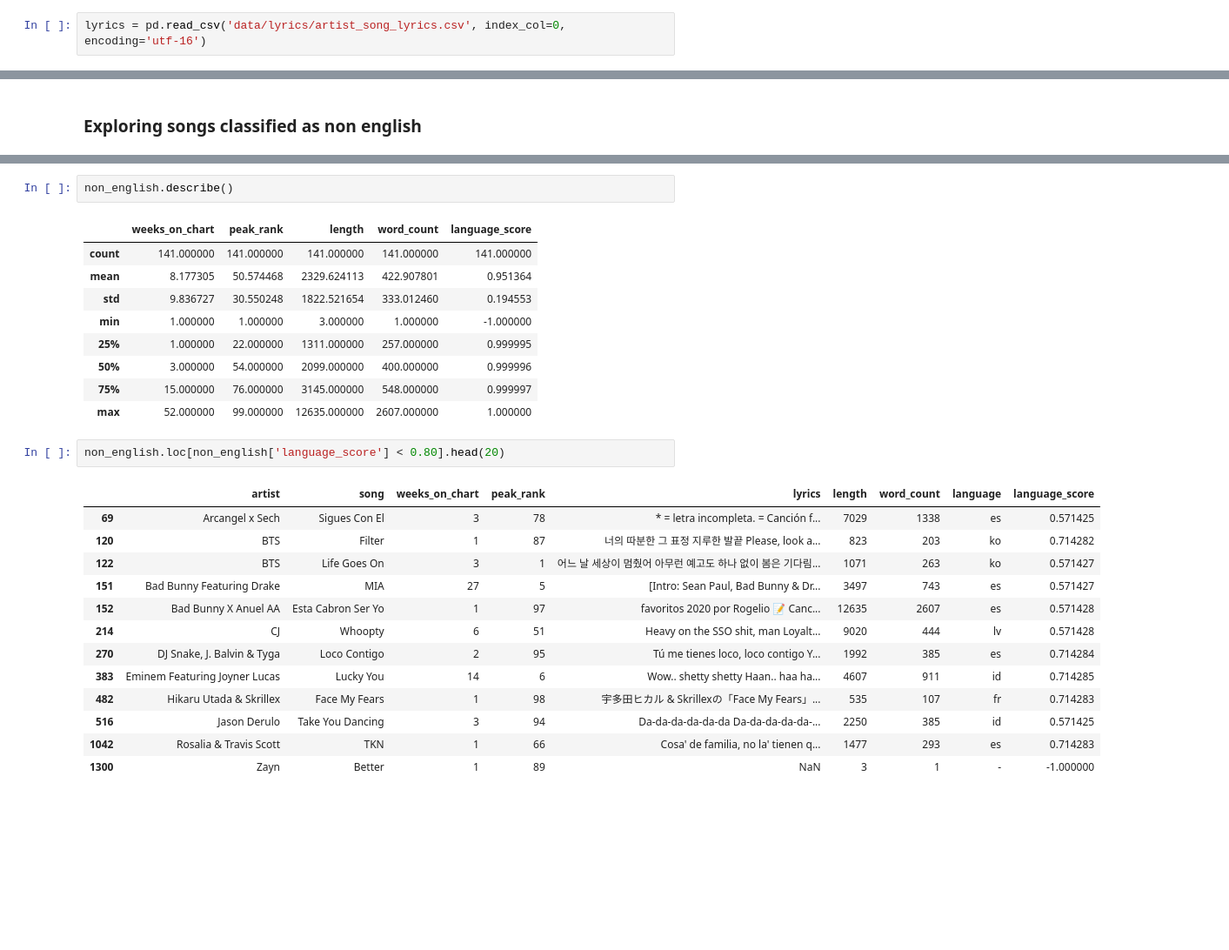
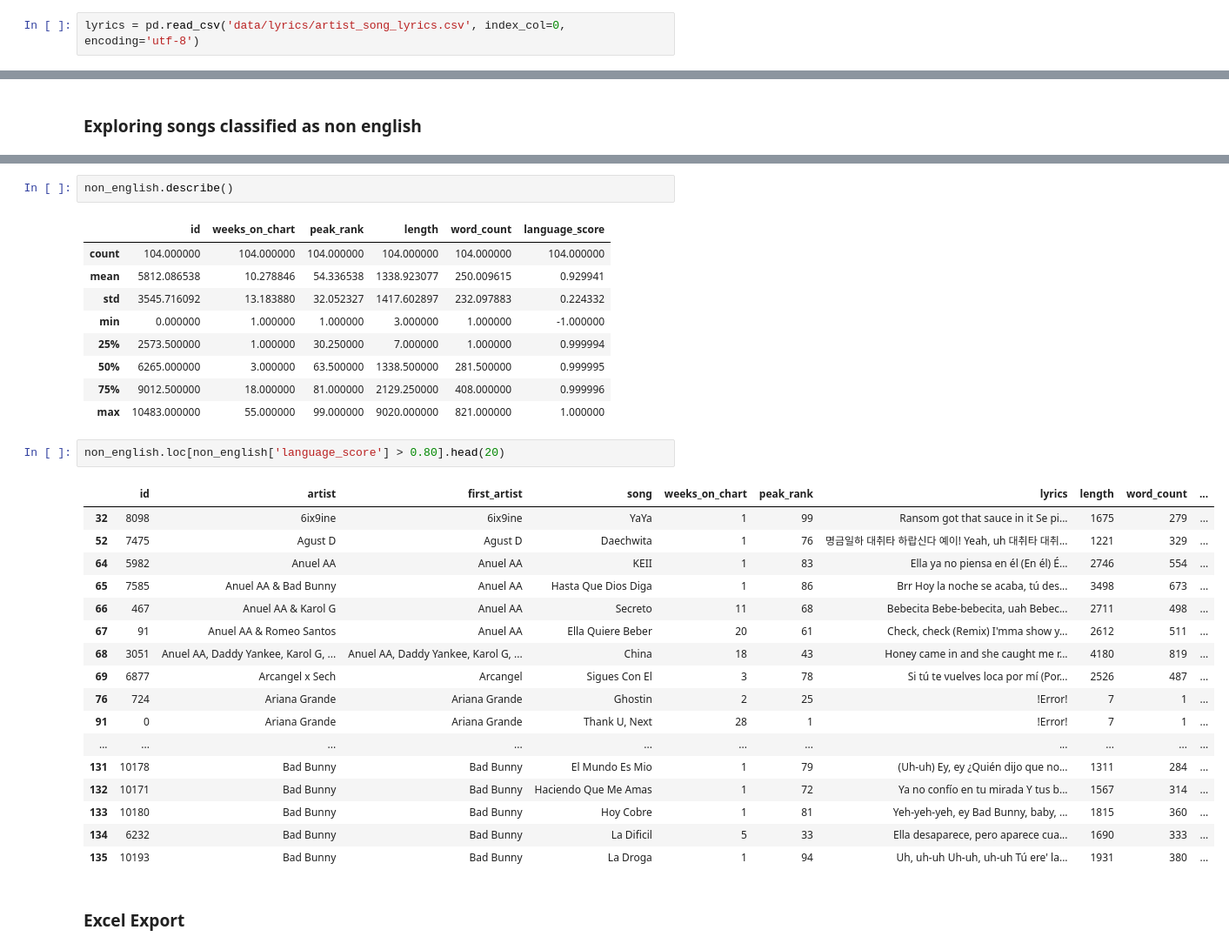
Before and after one commit to FelixSiegfriedRiedel/chart-lyrics-analysis, a Jupyter notebook: lyrics.ipynb, the cells around one changed output, grey strips where cells are left out. Shown at 87% size. Drawn from its saved outputs; the diff is of its cells as text; blank space fills up the shorter version.

Commit message:
extended lyrics exploration and removed and replaced missing lyrics

```diff
--- a/lyrics.ipynb
+++ b/lyrics.ipynb
@@ -22,6 +30,6 @@ data\lyrics\artist_song_lyrics_bak_old.csv
 data\lyrics\short_lyrics.csv
 # %%
-lyrics = pd.read_csv('data/lyrics/artist_song_lyrics.csv', index_col=0, encoding='utf-16')
+lyrics = pd.read_csv('data/lyrics/artist_song_lyrics.csv', index_col=0, encoding='utf-8')
 # %%
 lyrics.head()
 # %% [output]
@@ -210,28 +223,34 @@ non_english.head(15)
 # %%
 non_english.describe()
 # %% [output]
-|  | weeks_on_chart | peak_rank | length | word_count | language_score |
-| count | 141.000000 | 141.000000 | 141.000000 | 141.000000 | 141.000000 |
-| mean | 8.177305 | 50.574468 | 2329.624113 | 422.907801 | 0.951364 |
-| std | 9.836727 | 30.550248 | 1822.521654 | 333.012460 | 0.194553 |
-| min | 1.000000 | 1.000000 | 3.000000 | 1.000000 | -1.000000 |
-| 25% | 1.000000 | 22.000000 | 1311.000000 | 257.000000 | 0.999995 |
-| 50% | 3.000000 | 54.000000 | 2099.000000 | 400.000000 | 0.999996 |
-| 75% | 15.000000 | 76.000000 | 3145.000000 | 548.000000 | 0.999997 |
-| max | 52.000000 | 99.000000 | 12635.000000 | 2607.000000 | 1.000000 |
+|  | id | weeks_on_chart | peak_rank | length | word_count | language_score |
+| count | 104.000000 | 104.000000 | 104.000000 | 104.000000 | 104.000000 | 104.000000 |
+| mean | 5812.086538 | 10.278846 | 54.336538 | 1338.923077 | 250.009615 | 0.929941 |
+| std | 3545.716092 | 13.183880 | 32.052327 | 1417.602897 | 232.097883 | 0.224332 |
+| min | 0.000000 | 1.000000 | 1.000000 | 3.000000 | 1.000000 | -1.000000 |
+| 25% | 2573.500000 | 1.000000 | 30.250000 | 7.000000 | 1.000000 | 0.999994 |
+| 50% | 6265.000000 | 3.000000 | 63.500000 | 1338.500000 | 281.500000 | 0.999995 |
+| 75% | 9012.500000 | 18.000000 | 81.000000 | 2129.250000 | 408.000000 | 0.999996 |
+| max | 10483.000000 | 55.000000 | 99.000000 | 9020.000000 | 821.000000 | 1.000000 |
 # %%
-non_english.loc[non_english['language_score'] < 0.80].head(20)
+non_english.loc[non_english['language_score'] > 0.80].head(20)
 # %% [output]
-|  | artist | song | weeks_on_chart | peak_rank | lyrics | length | word_count | language | language_score |
-| 69 | Arcangel x Sech | Sigues Con El | 3 | 78 | * = letra incompleta. = Canción f... | 7029 | 1338 | es | 0.571425 |
-| 120 | BTS | Filter | 1 | 87 | 너의 따분한 그 표정 지루한 발끝 Please, look a... | 823 | 203 | ko | 0.714282 |
-| 122 | BTS | Life Goes On | 3 | 1 | 어느 날 세상이 멈췄어 아무런 예고도 하나 없이 봄은 기다림... | 1071 | 263 | ko | 0.571427 |
-| 151 | Bad Bunny Featuring Drake | MIA | 27 | 5 | [Intro: Sean Paul, Bad Bunny & Dr... | 3497 | 743 | es | 0.571427 |
-| 152 | Bad Bunny X Anuel AA | Esta Cabron Ser Yo | 1 | 97 | favoritos 2020 por Rogelio 📝 Canc... | 12635 | 2607 | es | 0.571428 |
-| 214 | CJ | Whoopty | 6 | 51 | Heavy on the SSO shit, man Loyalt... | 9020 | 444 | lv | 0.571428 |
-| 270 | DJ Snake, J. Balvin & Tyga | Loco Contigo | 2 | 95 | Tú me tienes loco, loco contigo Y... | 1992 | 385 | es | 0.714284 |
-| 383 | Eminem Featuring Joyner Lucas | Lucky You | 14 | 6 | Wow.. shetty shetty Haan.. haa ha... | 4607 | 911 | id | 0.714285 |
-| 482 | Hikaru Utada & Skrillex | Face My Fears | 1 | 98 | 宇多田ヒカル & Skrillexの「Face My Fears」... | 535 | 107 | fr | 0.714283 |
-| 516 | Jason Derulo | Take You Dancing | 3 | 94 | Da-da-da-da-da-da Da-da-da-da-da-... | 2250 | 385 | id | 0.571425 |
-| 1042 | Rosalia & Travis Scott | TKN | 1 | 66 | Cosa' de familia, no la' tienen q... | 1477 | 293 | es | 0.714283 |
-| 1300 | Zayn | Better | 1 | 89 | NaN | 3 | 1 | - | -1.000000 |
+|  | id | artist | first_artist | song | weeks_on_chart | peak_rank | lyrics | length | word_count | ... |
+| 32 | 8098 | 6ix9ine | 6ix9ine | YaYa | 1 | 99 | Ransom got that sauce in it Se pi... | 1675 | 279 | ... |
+| 52 | 7475 | Agust D | Agust D | Daechwita | 1 | 76 | 명금일하 대취타 하랍신다 예이! Yeah, uh 대취타 대취... | 1221 | 329 | ... |
+| 64 | 5982 | Anuel AA | Anuel AA | KEII | 1 | 83 | Ella ya no piensa en él (En él) É... | 2746 | 554 | ... |
+| 65 | 7585 | Anuel AA & Bad Bunny | Anuel AA | Hasta Que Dios Diga | 1 | 86 | Brr Hoy la noche se acaba, tú des... | 3498 | 673 | ... |
+| 66 | 467 | Anuel AA & Karol G | Anuel AA | Secreto | 11 | 68 | Bebecita Bebe-bebecita, uah Bebec... | 2711 | 498 | ... |
+| 67 | 91 | Anuel AA & Romeo Santos | Anuel AA | Ella Quiere Beber | 20 | 61 | Check, check (Remix) I'mma show y... | 2612 | 511 | ... |
+| 68 | 3051 | Anuel AA, Daddy Yankee, Karol G, ... | Anuel AA, Daddy Yankee, Karol G, ... | China | 18 | 43 | Honey came in and she caught me r... | 4180 | 819 | ... |
+| 69 | 6877 | Arcangel x Sech | Arcangel | Sigues Con El | 3 | 78 | Si tú te vuelves loca por mí (Por... | 2526 | 487 | ... |
+| 76 | 724 | Ariana Grande | Ariana Grande | Ghostin | 2 | 25 | !Error! | 7 | 1 | ... |
+| 91 | 0 | Ariana Grande | Ariana Grande | Thank U, Next | 28 | 1 | !Error! | 7 | 1 | ... |
+| ... | ... | ... | ... | ... | ... | ... | ... | ... | ... | ... |
+| 131 | 10178 | Bad Bunny | Bad Bunny | El Mundo Es Mio | 1 | 79 | (Uh-uh) Ey, ey ¿Quién dijo que no... | 1311 | 284 | ... |
+| 132 | 10171 | Bad Bunny | Bad Bunny | Haciendo Que Me Amas | 1 | 72 | Ya no confío en tu mirada Y tus b... | 1567 | 314 | ... |
+| 133 | 10180 | Bad Bunny | Bad Bunny | Hoy Cobre | 1 | 81 | Yeh-yeh-yeh, ey Bad Bunny, baby, ... | 1815 | 360 | ... |
+| 134 | 6232 | Bad Bunny | Bad Bunny | La Dificil | 5 | 33 | Ella desaparece, pero aparece cua... | 1690 | 333 | ... |
+| 135 | 10193 | Bad Bunny | Bad Bunny | La Droga | 1 | 94 | Uh, uh-uh Uh-uh, uh-uh Tú ere' la... | 1931 | 380 | ... |
+# %% [markdown]
+### Excel Export
```
Also changed, not shown: parts of 24 cells of this notebook, 4 other files.
